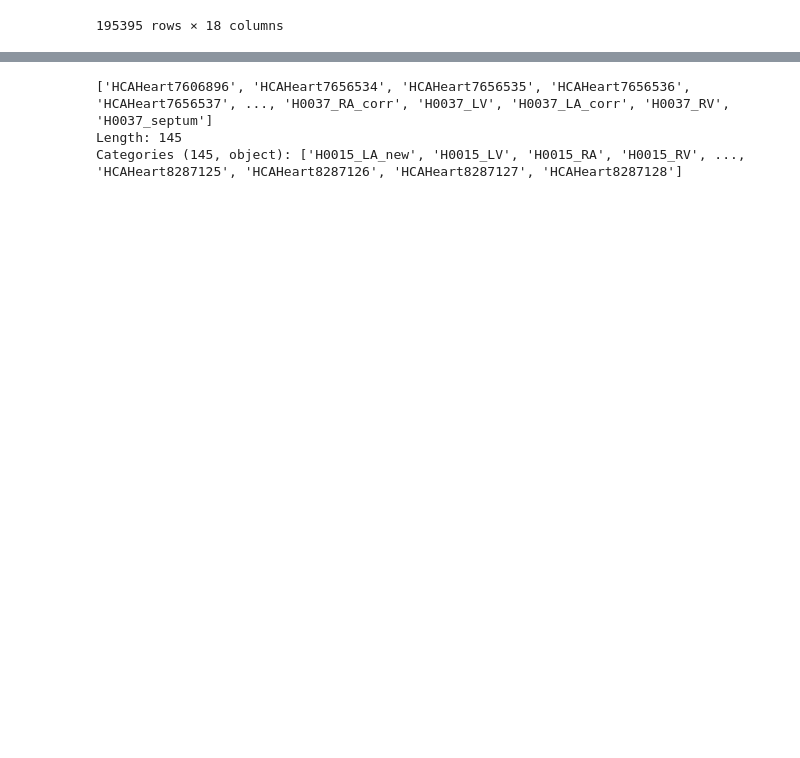
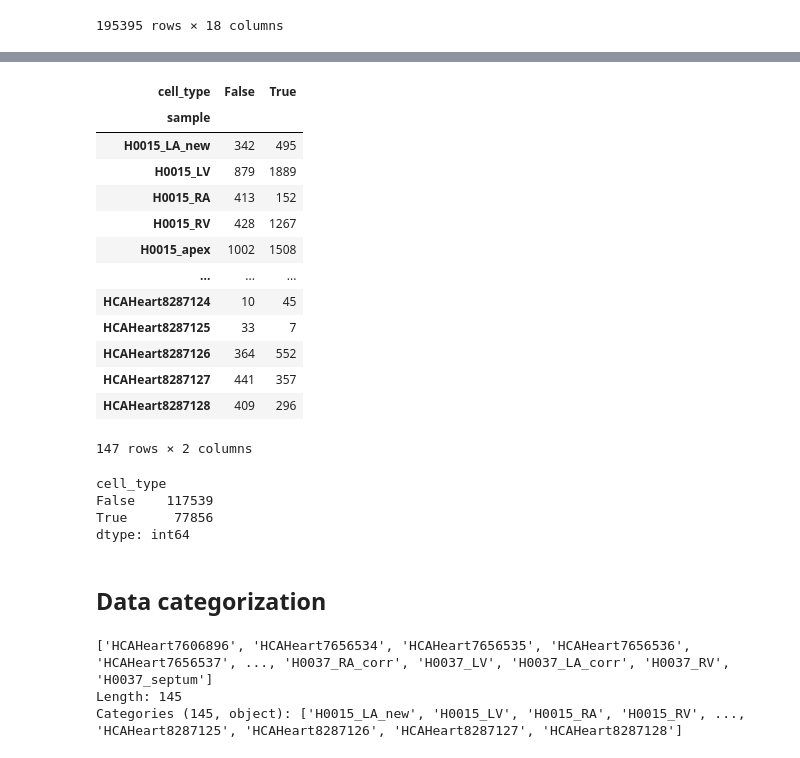
Before and after one commit to Talavera-Lopez-Lab/Heart_Vascular, a Jupyter notebook: Scripts/vascular.ipynb, the cells around one changed output, grey strips where cells are left out. Saved outputs shown, nothing was run; the diff lists cells and outputs as text; code cells hidden in the pictures; blank space fills up the shorter version.

```diff
--- a/Scripts/vascular.ipynb
+++ b/Scripts/vascular.ipynb
@@ -59,3 +72,33 @@ pericytes.obs
+# %%
+#Checking the subsetting
+crosstab = pd.crosstab(vascular.obs['sample'],vascular.obs['cell_type']=='Pericytes')
+crosstab
+# %% [output]
+| cell_type | False | True |
+| sample |  |  |
+| H0015_LA_new | 342 | 495 |
+| H0015_LV | 879 | 1889 |
+| H0015_RA | 413 | 152 |
+| H0015_RV | 428 | 1267 |
+| H0015_apex | 1002 | 1508 |
+| ... | ... | ... |
+| HCAHeart8287124 | 10 | 45 |
+| HCAHeart8287125 | 33 | 7 |
+| HCAHeart8287126 | 364 | 552 |
+| HCAHeart8287127 | 441 | 357 |
+| HCAHeart8287128 | 409 | 296 |
+147 rows × 2 columns
+# %%
+#Checking the count
+column_sum = crosstab.sum()
+column_sum
+# %% [output]
+cell_type
+False    117539
+True      77856
+dtype: int64
+# %% [markdown]
+## Data categorization
 # %%
 #Sample wise categgorization
 sample_names = pericytes.obs['sample'].unique()
```
Also changed, not shown: parts of 4 cells of this notebook.
